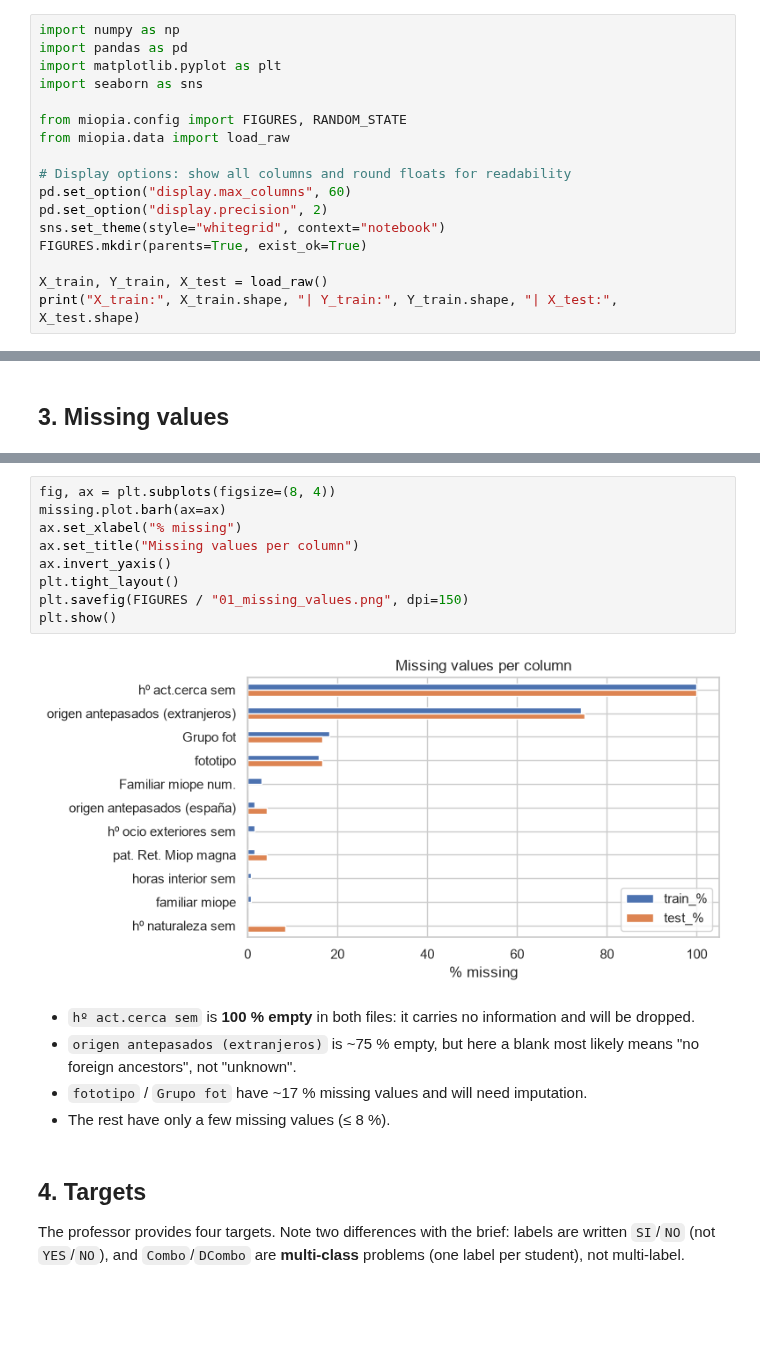
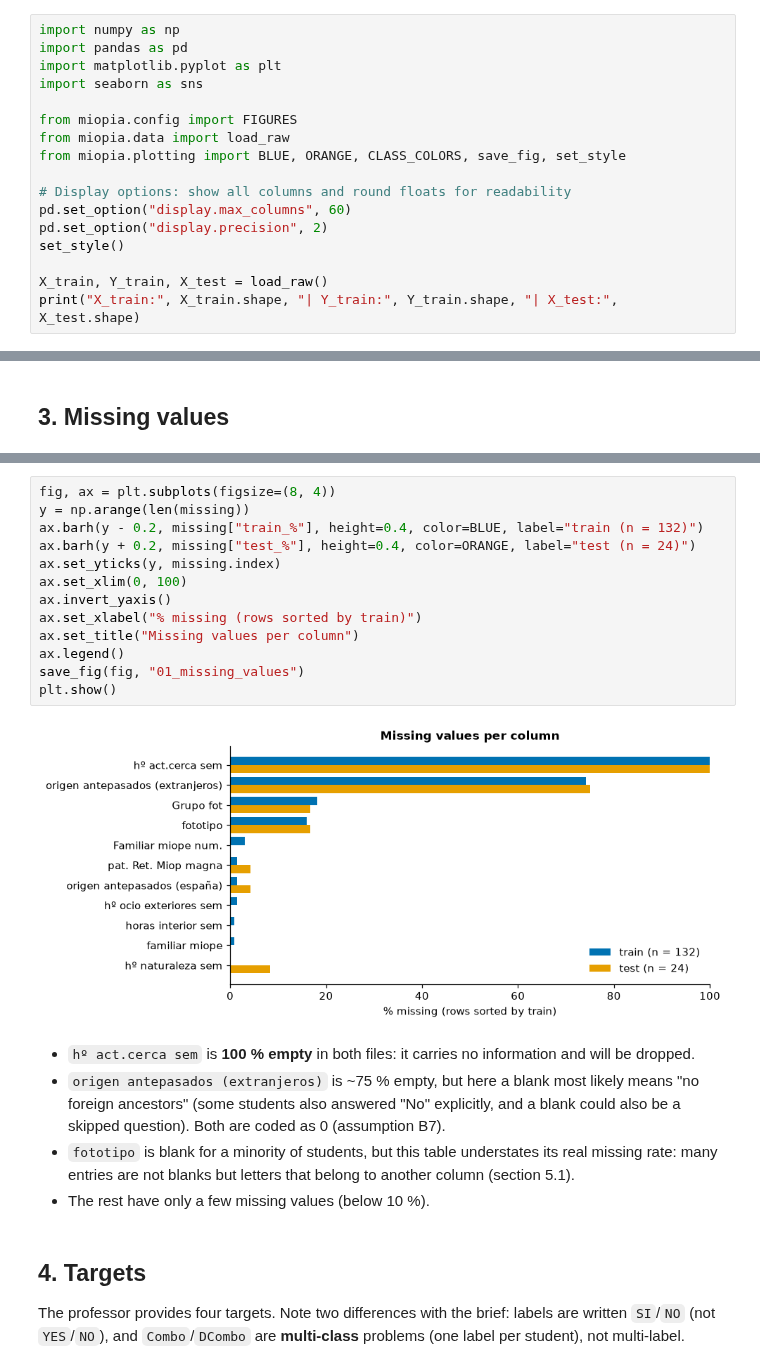
Before and after one commit to tomas20oriol-jpg/miopia-ml-project, a Jupyter notebook: notebooks/01_eda.ipynb, the cells around one changed output, grey strips where cells are left out. Saved outputs shown, nothing was run; the diff lists cells and outputs as text; blank space fills up the shorter version.

```diff
--- a/notebooks/01_eda.ipynb
+++ b/notebooks/01_eda.ipynb
@@ -15,14 +15,14 @@ import pandas as pd
 import matplotlib.pyplot as plt
 import seaborn as sns
 
-from miopia.config import FIGURES, RANDOM_STATE
+from miopia.config import FIGURES
 from miopia.data import load_raw
+from miopia.plotting import BLUE, ORANGE, CLASS_COLORS, save_fig, set_style
 
 # Display options: show all columns and round floats for readability
 pd.set_option("display.max_columns", 60)
 pd.set_option("display.precision", 2)
-sns.set_theme(style="whitegrid", context="notebook")
-FIGURES.mkdir(parents=True, exist_ok=True)
+set_style()
 
 X_train, Y_train, X_test = load_raw()
 print("X_train:", X_train.shape, "| Y_train:", Y_train.shape, "| X_test:", X_test.shape)
@@ -103,21 +97,27 @@ missing
 | hº naturaleza sem | 0.0 | 8.3 |
 # %%
 fig, ax = plt.subplots(figsize=(8, 4))
-missing.plot.barh(ax=ax)
-ax.set_xlabel("% missing")
+y = np.arange(len(missing))
+ax.barh(y - 0.2, missing["train_%"], height=0.4, color=BLUE, label="train (n = 132)")
+ax.barh(y + 0.2, missing["test_%"], height=0.4, color=ORANGE, label="test (n = 24)")
+ax.set_yticks(y, missing.index)
+ax.set_xlim(0, 100)
+ax.invert_yaxis()
+ax.set_xlabel("% missing (rows sorted by train)")
 ax.set_title("Missing values per column")
-ax.invert_yaxis()
-plt.tight_layout()
-plt.savefig(FIGURES / "01_missing_values.png", dpi=150)
+ax.legend()
+save_fig(fig, "01_missing_values")
 plt.show()
 # %% [output]
-[figure, old version]
+[figure, new version]
 # %% [markdown]
 - `hº act.cerca sem` is **100 % empty** in both files: it carries no information and will be dropped.
 - `origen antepasados (extranjeros)` is ~75 % empty, but here a blank most likely means
-  "no foreign ancestors", not "unknown".
-- `fototipo` / `Grupo fot` have ~17 % missing values and will need imputation.
-- The rest have only a few missing values (≤ 8 %).
+  "no foreign ancestors" (some students also answered "No" explicitly, and a blank could also be a
+  skipped question). Both are coded as 0 (assumption B7).
+- `fototipo` is blank for a minority of students, but this table understates its real missing rate:
+  many entries are not blanks but letters that belong to another column (section 5.1).
+- The rest have only a few missing values (below 10 %).
 # %% [markdown]
 ## 4. Targets
 
```
Also changed, not shown: parts of 21 cells of this notebook, 14 other files.
